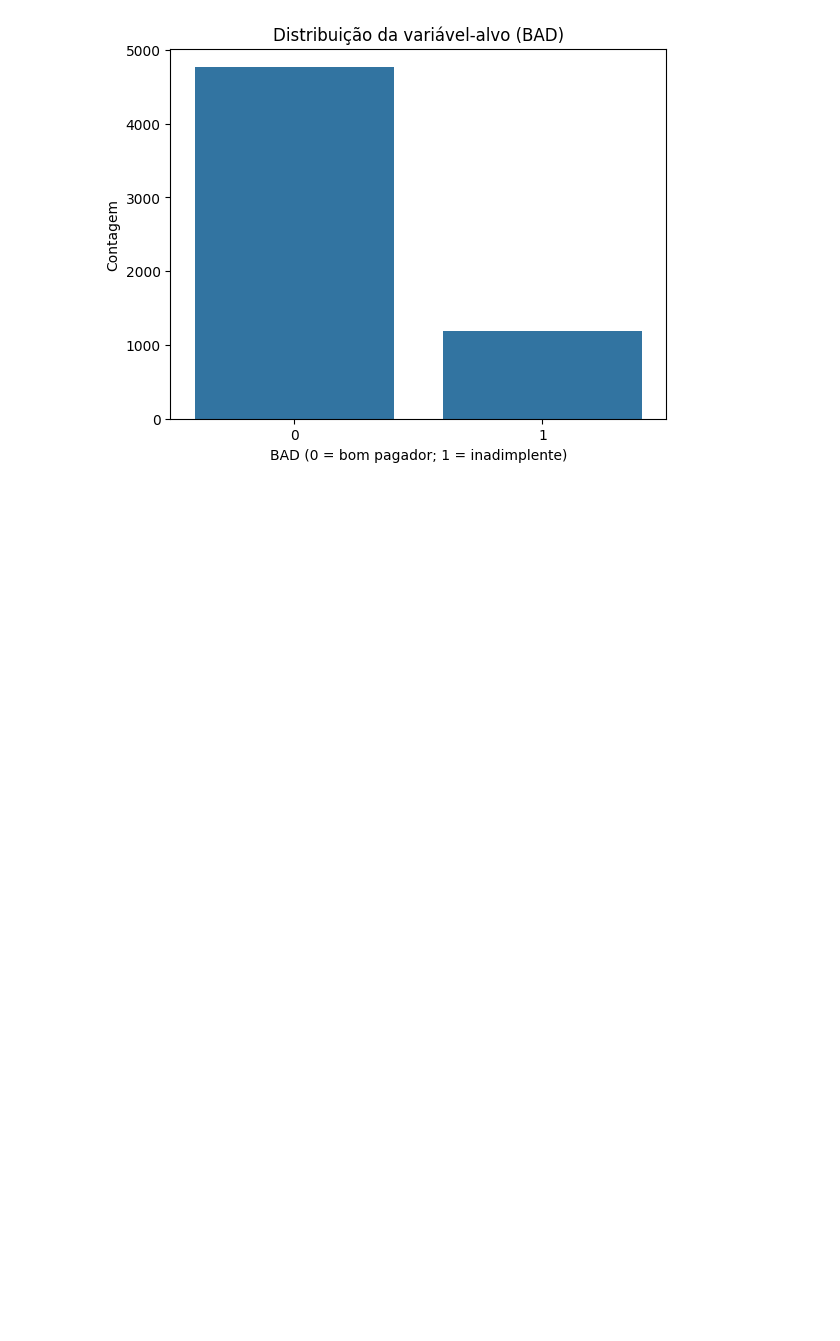
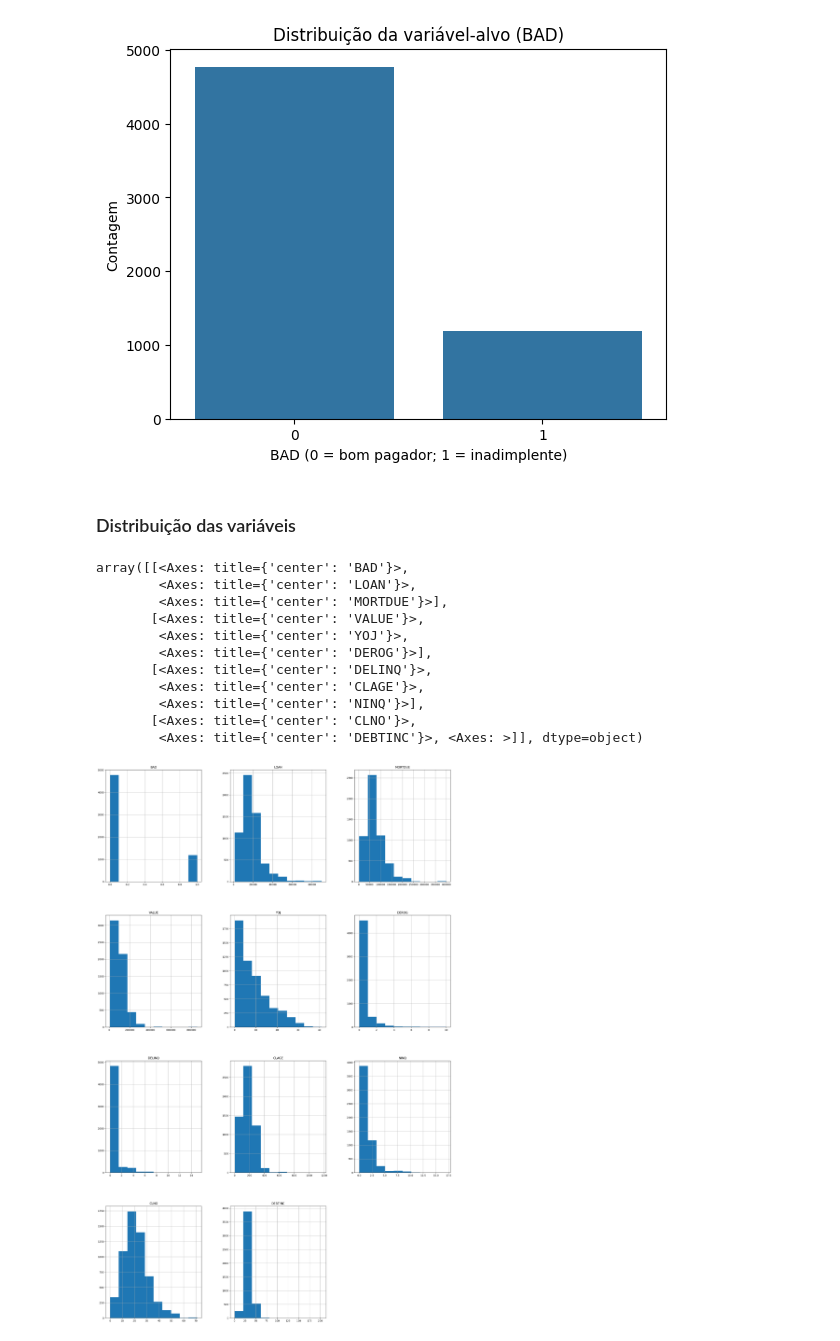
Before and after one commit to exh-Auster/IA.Proj, a Jupyter notebook: proj_notebook.ipynb, the cells around one changed output. Saved outputs shown, nothing was run; the diff lists cells and outputs as text; code cells hidden in the pictures; blank space fills up the shorter version.

Commit message:
Add new visualization for variable distributions

```diff
--- a/proj_notebook.ipynb
+++ b/proj_notebook.ipynb
@@ -163,3 +163,20 @@ plt.ylabel("Contagem")
 plt.show()
 # %% [output]
 [figure]
+# %% [markdown]
+### Distribuição das variáveis
+# %%
+df.hist(figsize=(25,40))
+# %% [output]
+array([[<Axes: title={'center': 'BAD'}>,
+        <Axes: title={'center': 'LOAN'}>,
+        <Axes: title={'center': 'MORTDUE'}>],
+       [<Axes: title={'center': 'VALUE'}>,
+        <Axes: title={'center': 'YOJ'}>,
+        <Axes: title={'center': 'DEROG'}>],
+       [<Axes: title={'center': 'DELINQ'}>,
+        <Axes: title={'center': 'CLAGE'}>,
+        <Axes: title={'center': 'NINQ'}>],
+       [<Axes: title={'center': 'CLNO'}>,
+        <Axes: title={'center': 'DEBTINC'}>, <Axes: >]], dtype=object)
+[figure, added]
```
